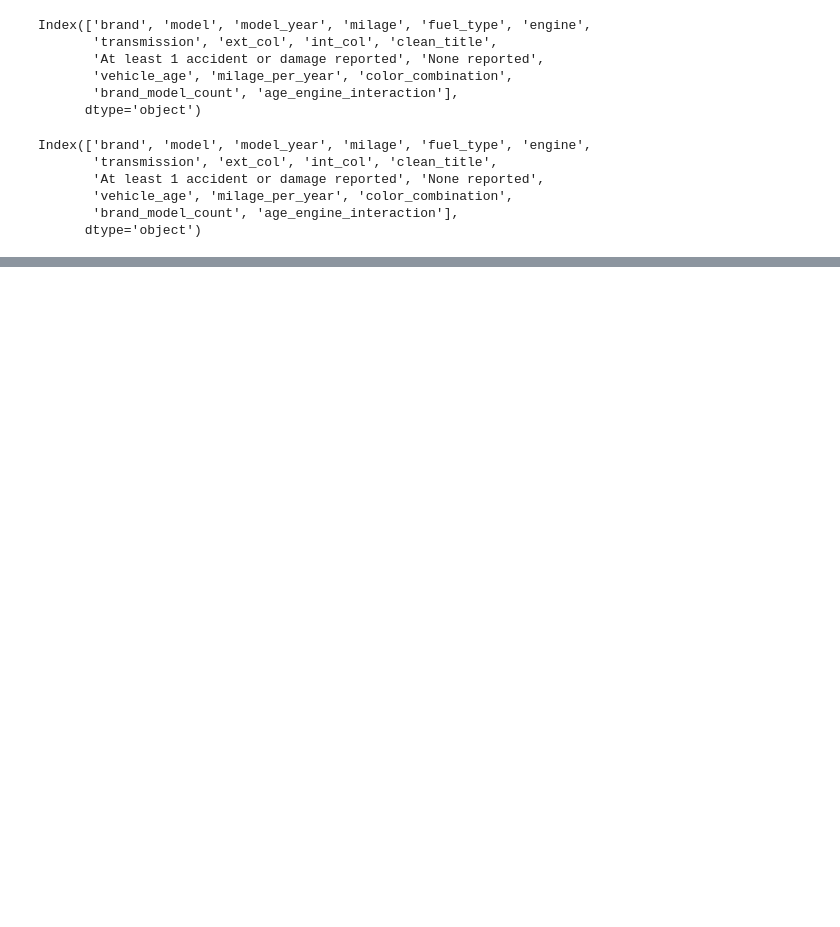
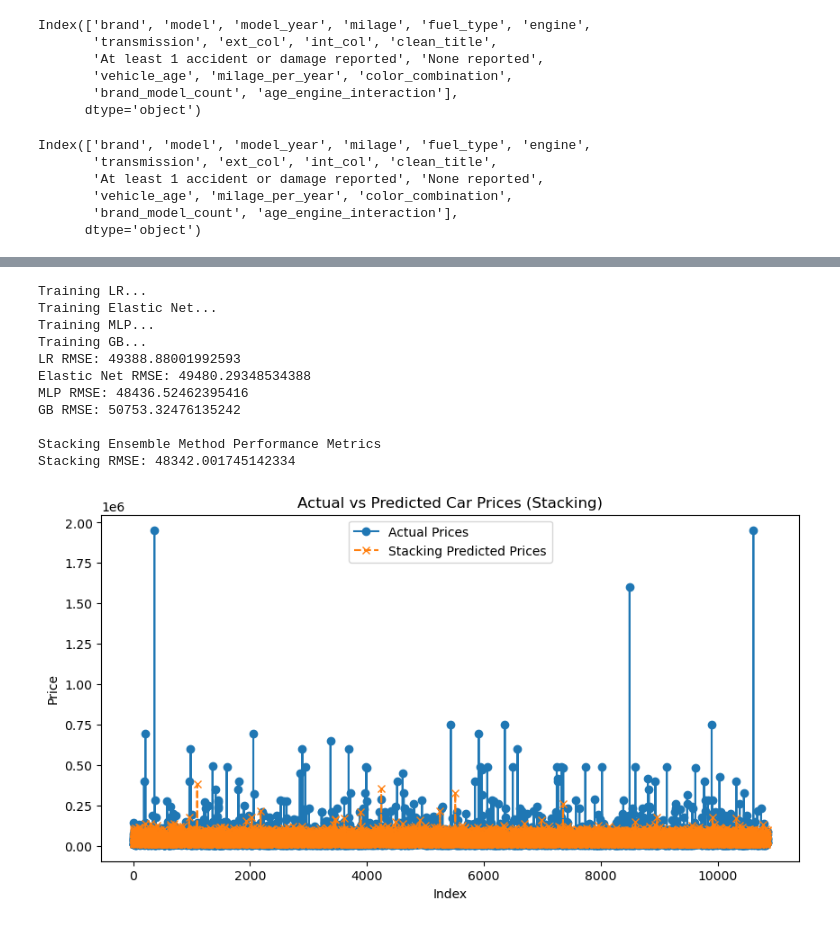
Before and after one commit to Odelolasolomon/KaggleX-Challenge-and-LLM-Project, a Jupyter notebook: KaggleChallenge.ipynb, the cells around one changed output, grey strips where cells are left out. Saved outputs shown, nothing was run; the diff lists cells and outputs as text; code cells hidden in the pictures; blank space fills up the shorter version.

```diff
--- a/KaggleChallenge.ipynb
+++ b/KaggleChallenge.ipynb
@@ -826,0 +906,4 @@ print(submission.head())
+# %%
+model_MLP= model.fit(X,y)
+# Predict on test data
+test_predictions = model_MLP.predict(X_test)
@@ -826,0 +926,73 @@ print(submission.head())
+# %%
+# Example function to create a Keras model
+def create_model(dropout_rate=0.44, units1=30, units2=30, optimizer='adam'):
+    model = Sequential()
+    model.add(Dense(units1, input_dim = X_train_selected.shape[1], activation='relu'))
+    model.add(Dropout(dropout_rate))
+    model.add(Dense(units2, activation='relu'))
+    model.add(Dense(1, activation='linear'))
+    model.compile(loss='mean_squared_error', optimizer=optimizer)
+    return model
+
+
+# Define base models
+algorithms = [
+    ('LR', LinearRegression(), {}),
+    ('Elastic Net', ElasticNet(alpha=0.2, l1_ratio=0.5), {}),
+    ('MLP',
+     KerasRegressor(build_fn=create_model, verbose=0, dropout_rate=0.44, units1=30, units2=30, batch_size=30, epochs=100, optimizer='adam'), {}),
+    ('GB', GradientBoostingRegressor(learning_rate=0.1, n_estimators=50, alpha=0.01, max_depth=5), {})
+]
+
+# Train base models and perform hyperparameter tuning
+base_models = {}
+for algorithm_name, algorithm, param_grid in algorithms:
+    print(f"Training {algorithm_name}...")
+    if param_grid:
+        grid_search = GridSearchCV(algorithm, param_grid, cv=5, scoring='neg_mean_squared_error', n_jobs=-1)
+        model = grid_search.fit(X_train_selected, y_train).best_estimator_
+    else:
+        model = algorithm
+        model.fit(X_train_selected, y_train)
+    base_models[algorithm_name] = model
+
+# Evaluate base models
+results = []
+for algorithm_name, model in base_models.items():
+    y_pred = model.predict(X_val_selected)
+    rmse = mean_squared_error(y_val, y_pred, squared=False)
+    results.append({'Algorithm': algorithm_name, 'RMSE': rmse})
+    print(f"{algorithm_name} RMSE: {rmse}")
+
+# Ensembling using Stacking
+meta_model = ElasticNet(alpha=0.1, l1_ratio=0.5)  # Fine-tuned meta-model
+stacking_model = StackingRegressor(estimators=list(base_models.items()), final_estimator=meta_model, cv=5)
+stacking_model.fit(X_train_selected, y_train)
+
+# Predict and evaluate stacking model
+stacking_y_pred = stacking_model.predict(X_val_selected)
+stacking_rmse = mean_squared_error(y_val, stacking_y_pred, squared=False)
+print(f"\nStacking Ensemble Method Performance Metrics\nStacking RMSE: {stacking_rmse}\n")
+
+# Plotting loss curves (optional)
+plt.figure(figsize=(10, 5))
+plt.plot(y_val.values, label='Actual Prices', marker='o')
+plt.plot(stacking_y_pred, label='Stacking Predicted Prices', linestyle='--', marker='x')
+plt.xlabel('Index')
+plt.ylabel('Price')
+plt.title('Actual vs Predicted Car Prices (Stacking)')
+plt.legend()
+plt.show()
+# %% [output]
+Training LR...
+Training Elastic Net...
+Training MLP...
+Training GB...
+LR RMSE: 49388.88001992593
+Elastic Net RMSE: 49480.29348534388
+MLP RMSE: 48436.52462395416
+GB RMSE: 50753.32476135242
+
+Stacking Ensemble Method Performance Metrics
+Stacking RMSE: 48342.001745142334
+[figure, added]
```
Also changed, not shown: parts of 40 cells of this notebook.
